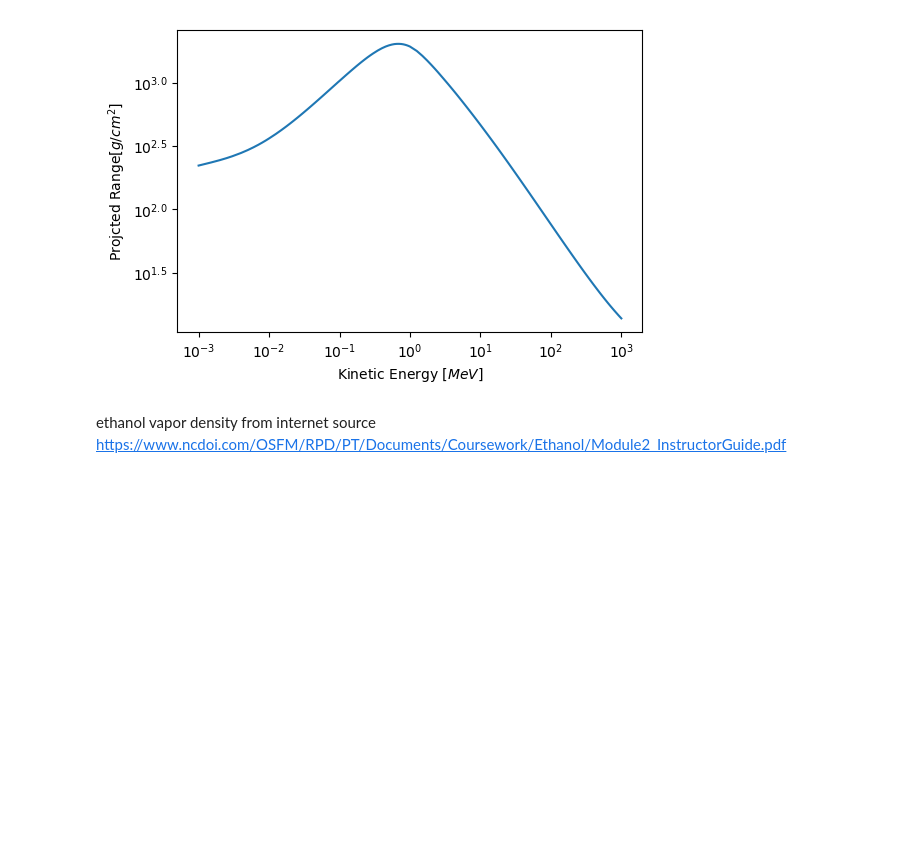
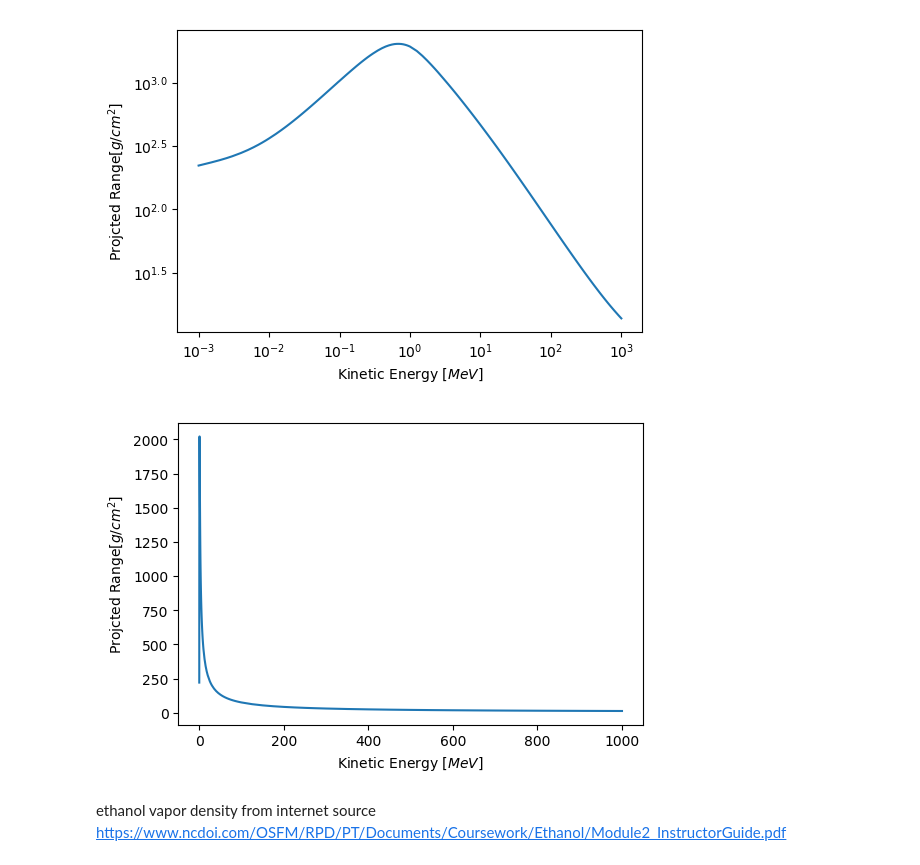
Before and after one commit to EigenSolver/Advanced-Laboratory, a Jupyter notebook: Experiment4/Cloud Chamber.ipynb, the cells around one changed output. Cells and saved outputs as stored; diff of their text form; code cells hidden in the pictures; blank space fills up the shorter version.

```diff
--- a/Experiment4/Cloud Chamber.ipynb
+++ b/Experiment4/Cloud Chamber.ipynb
@@ -152,6 +163,15 @@ plt.yticks(np.arange(1.5,3.3,0.5),np.vectorize(lambda x: r"$10^{"+str(x)+"}$")(n
 plt.show()
 # %% [output]
 [figure]
+# %%
+fig,ax=plt.subplots()
+fig.set_dpi(100)
+plt.plot(ASTAR_data.Kinetic_Energy,ASTAR_data.Total_Stp_Pow)
+plt.xlabel(r"Kinetic Energy [$MeV$]")
+plt.ylabel(r"Projcted Range$[g/cm^2]$")
+plt.show()
+# %% [output]
+[figure, added]
 # %% [markdown]
 ethanol vapor density from internet source
 https://www.ncdoi.com/OSFM/RPD/PT/Documents/Coursework/Ethanol/Module2_InstructorGuide.pdf
```
Also changed, not shown: parts of 7 cells of this notebook.
